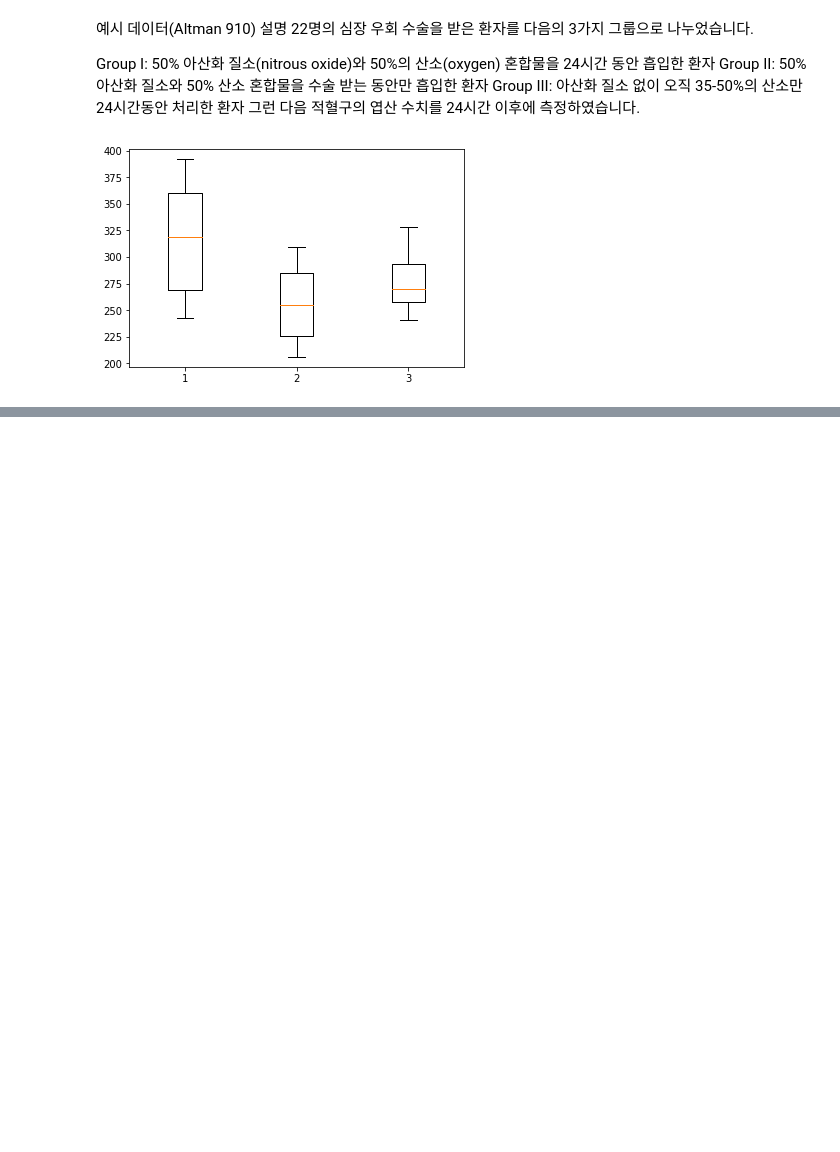
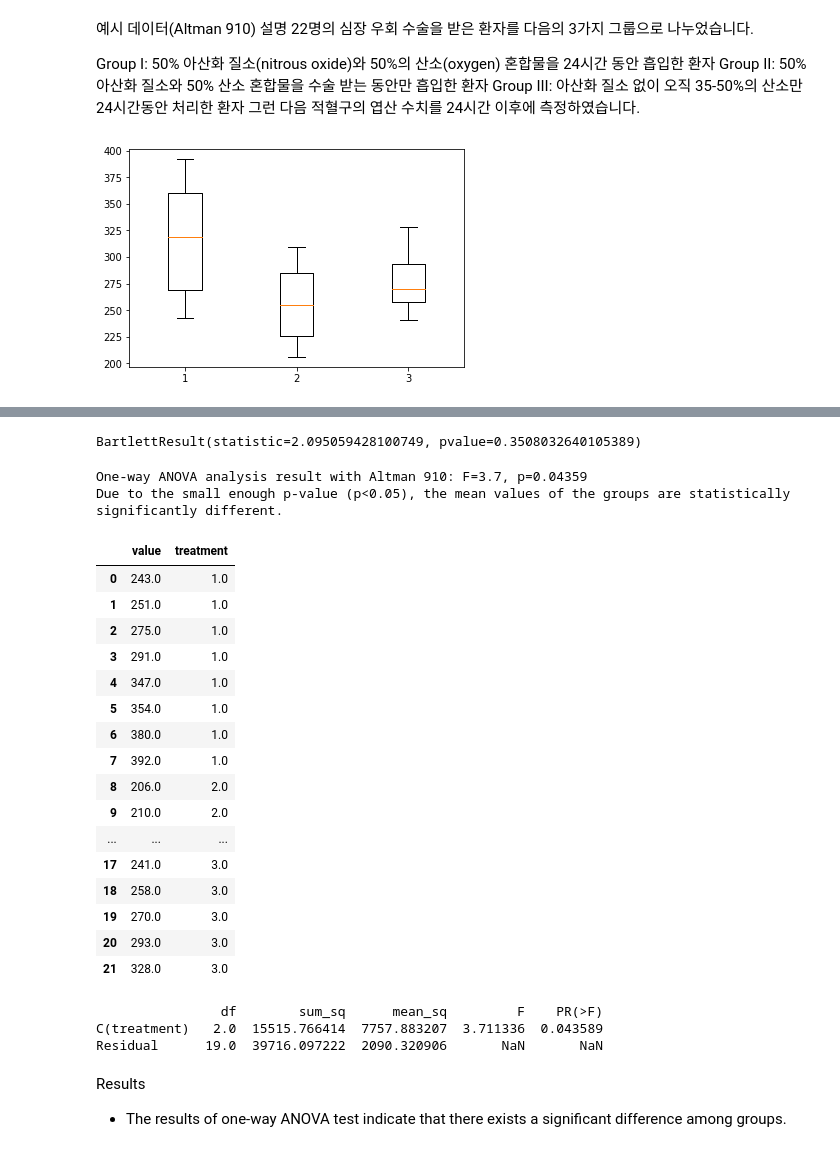
Before and after one commit to peterhyun1234/Human_computer_science2020, a Jupyter notebook: individual_assignment3/Individual_Assignment3.ipynb, the cells around one changed output, grey strips where cells are left out. Saved outputs shown, nothing was run; the diff lists cells and outputs as text; code cells hidden in the pictures; blank space fills up the shorter version.

Commit message:
add example of one way ANOVA

```diff
--- a/individual_assignment3/Individual_Assignment3.ipynb
+++ b/individual_assignment3/Individual_Assignment3.ipynb
@@ -68,3 +68,17 @@ ax = plt.boxplot(plot_data)
 plt.show()
 # %% [output]
 [figure]
+# %%
+# getting the data
+url = 'https://raw.githubusercontent.com/thomas-haslwanter/statsintro_python/master/ipynb/Data/data_altman/altman_910.txt'
+data = np.genfromtxt(urllib.request.urlopen(url), delimiter=',')
+
+# Sort them into groups, according to column 1
+group1 = data[data[:,1]==1,0]
+group2 = data[data[:,1]==2,0]
+group3 = data[data[:,1]==3,0]
+
+# matplotlib plotting
+plot_data = [group1, group2, group3]
+ax = plt.boxplot(plot_data)
+plt.show()
@@ -70,0 +120,51 @@ plt.show()
+# %%
+from scipy.stats import bartlett
+
+bartlett(group1, group2, group3)
+# %% [output]
+BartlettResult(statistic=2.095059428100749, pvalue=0.3508032640105389)
+# %%
+F_statistic, pVal = stats.f_oneway(group1, group2, group3)
+
+print('One-way ANOVA analysis result with Altman 910: F={0:.1f}, p={1:.5f}'.format(F_statistic, pVal))
+if pVal < 0.05:
+    print('Due to the small enough p-value (p<0.05), the mean values of the groups are statistically significantly different.')
+# %% [output]
+One-way ANOVA analysis result with Altman 910: F=3.7, p=0.04359
+Due to the small enough p-value (p<0.05), the mean values of the groups are statistically significantly different.
+# %%
+import warnings
+warnings.filterwarnings('ignore')
+
+df = pd.DataFrame(data, columns=['value', 'treatment'])
+df
+# %% [output]
+|  | value | treatment |
+| 0 | 243.0 | 1.0 |
+| 1 | 251.0 | 1.0 |
+| 2 | 275.0 | 1.0 |
+| 3 | 291.0 | 1.0 |
+| 4 | 347.0 | 1.0 |
+| 5 | 354.0 | 1.0 |
+| 6 | 380.0 | 1.0 |
+| 7 | 392.0 | 1.0 |
+| 8 | 206.0 | 2.0 |
+| 9 | 210.0 | 2.0 |
+| ... | ... | ... |
+| 17 | 241.0 | 3.0 |
+| 18 | 258.0 | 3.0 |
+| 19 | 270.0 | 3.0 |
+| 20 | 293.0 | 3.0 |
+| 21 | 328.0 | 3.0 |
+# %%
+# the "C" indicates categorical data
+model = ols('value ~ C(treatment)', df).fit()
+
+print(anova_lm(model))
+# %% [output]
+                df        sum_sq      mean_sq         F    PR(>F)
+C(treatment)   2.0  15515.766414  7757.883207  3.711336  0.043589
+Residual      19.0  39716.097222  2090.320906       NaN       NaN
+# %% [markdown]
+Results
+* The results of one-way ANOVA test indicate that there exists a significant difference among groups.
```
Also changed, not shown: parts of 3 cells of this notebook.
